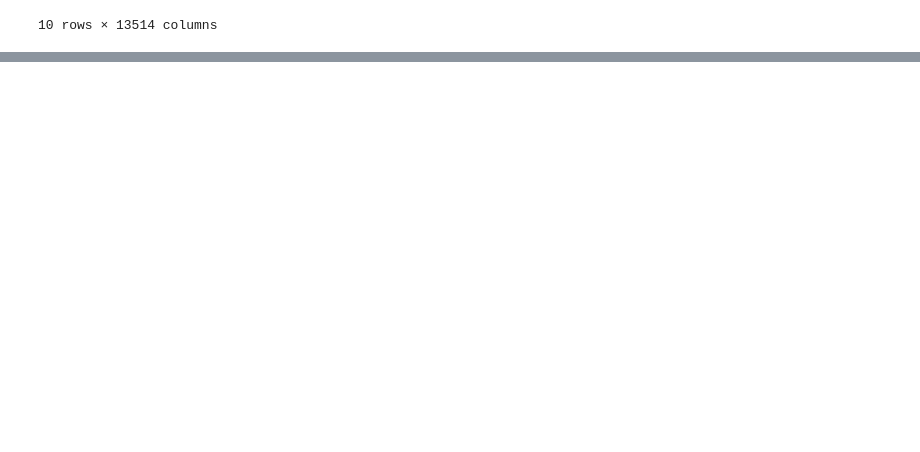
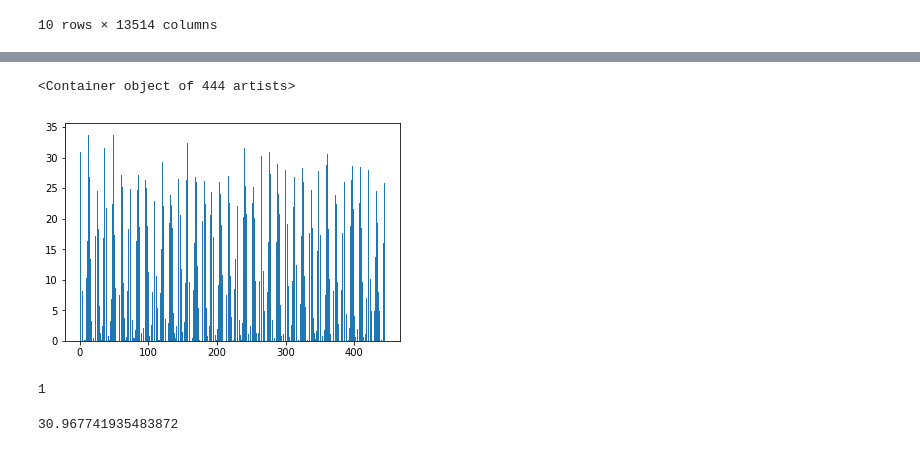
Before and after one commit to jenk1/Mean-Heating-Degree-Days, a Jupyter notebook: Test7.ipynb, the cells around one changed output, grey strips where cells are left out. Saved outputs shown, nothing was run; the diff lists cells and outputs as text; code cells hidden in the pictures; blank space fills up the shorter version.

```diff
--- a/Test7.ipynb
+++ b/Test7.ipynb
@@ -55,3 +55,5 @@ result
 | 9 | 14 | 16 | 14 | 15 | 14 | 15 | 17 | 18 | 17 | 16 | ... |
 | CONUS | 28 | 29 | 33 | 37 | 38 | 33 | 31 | 36 | 37 | 36 | ... |
 10 rows × 13514 columns
+# %%
+x_data = range(1,445)
@@ -57,0 +64,2 @@ result
+# %%
+y_data = avgMonth
@@ -57,0 +74,13 @@ result
+# %%
+plt.bar(x_data, y_data)
+# %% [output]
+<Container object of 444 artists>
+[figure, added]
+# %%
+x_data[0]
+# %% [output]
+1
+# %%
+y_data[0]
+# %% [output]
+30.967741935483872
```
Also changed, not shown: parts of 9 cells of this notebook.
